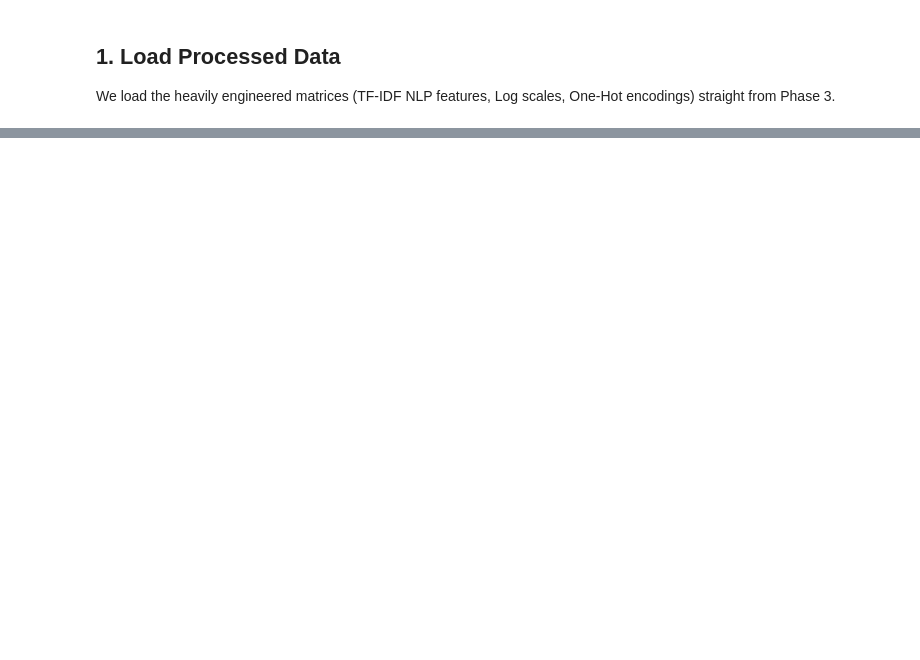
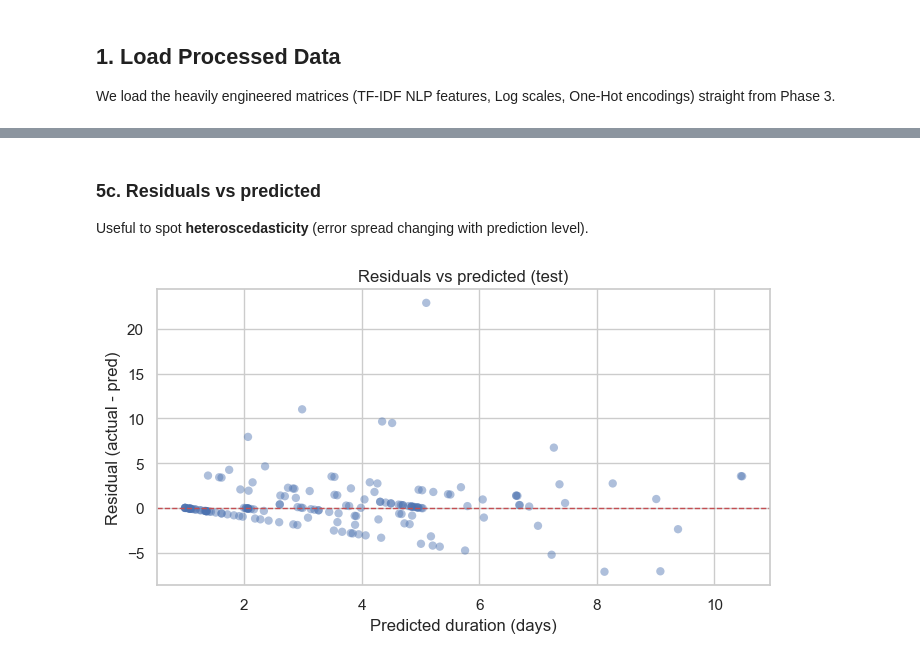
Before and after one commit to Kacem-Trabelsi/machine_learning, a Jupyter notebook: regression_hospital_data _set/02c_Modeling_Hospital.ipynb, the cells around one changed output, grey strips where cells are left out. Cells and saved outputs as stored; diff of their text form; code cells hidden in the pictures; blank space fills up the shorter version.

```diff
--- a/regression_hospital_data _set/02c_Modeling_Hospital.ipynb
+++ b/regression_hospital_data _set/02c_Modeling_Hospital.ipynb
@@ -98,0 +184,16 @@ plt.show()
+# %% [markdown]
+### 5c. Residuals vs predicted
+
+Useful to spot **heteroscedasticity** (error spread changing with prediction level).
+# %%
+res = yt - y_hat
+plt.figure(figsize=(7, 4))
+plt.scatter(y_hat, res, alpha=0.45, edgecolors='none')
+plt.axhline(0, color='r', linestyle='--', linewidth=1)
+plt.xlabel('Predicted duration (days)')
+plt.ylabel('Residual (actual - pred)')
+plt.title('Residuals vs predicted (test)')
+plt.tight_layout()
+plt.show()
+# %% [output]
+[figure, added]
```
Also changed, not shown: parts of 19 cells of this notebook, 10 other files.
